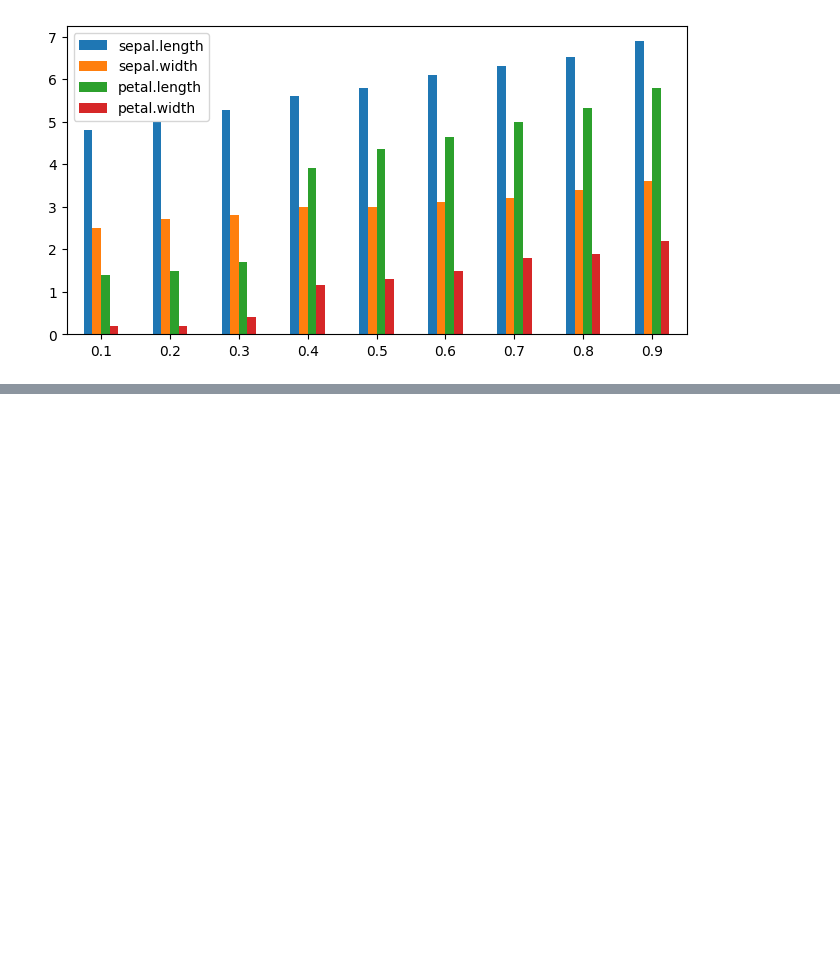
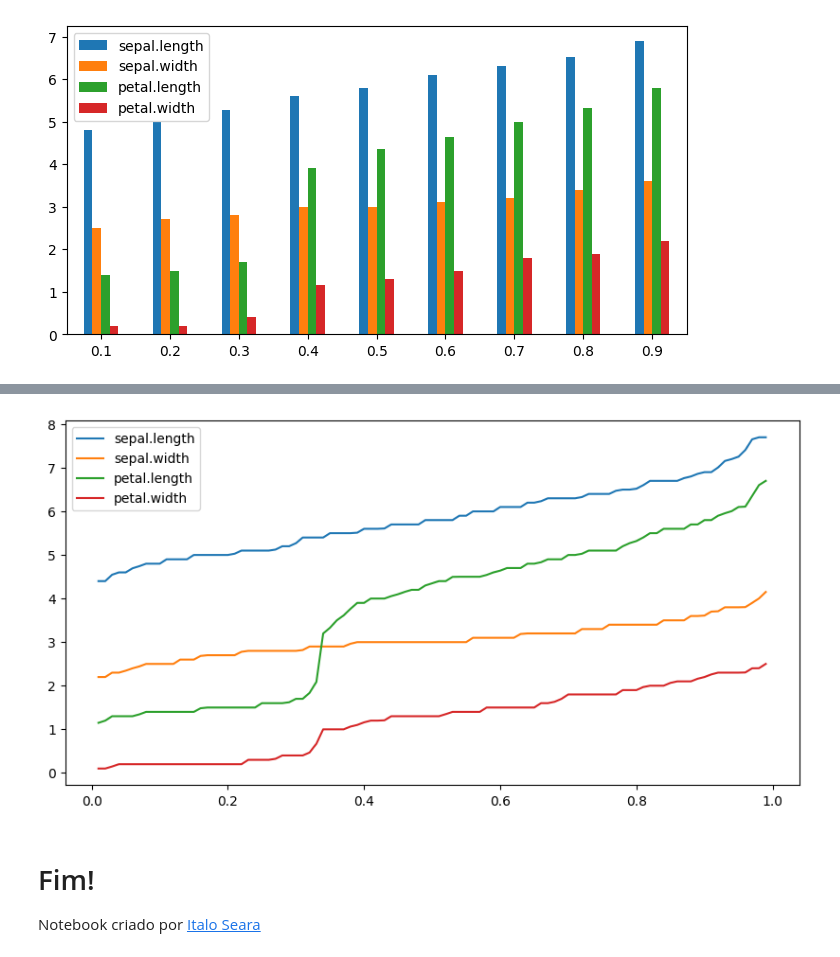
Before and after one commit to italoseara/CET083, a Jupyter notebook: pos.ipynb, the cells around one changed output, grey strips where cells are left out. Cells and saved outputs as stored; diff of their text form; code cells hidden in the pictures; blank space fills up the shorter version.

```diff
--- a/pos.ipynb
+++ b/pos.ipynb
@@ -297,6 +298,0 @@ np.quantile(k, 0.92)
-# %%
-# A partir de um DataFrame
-df = pd.read_csv('iris.csv')
-
-# Todos os percentis
-percentiles(df['sepal.length'])
@@ -321,0 +365,11 @@ np.quantile(df['sepal.length'], 0.07)
+# %%
+# Visualizando os percentis de todas as colunas usando gráfico de linhas
+df.quantile(np.arange(0.01, 1, 0.01), numeric_only=True)\
+    .plot(figsize=(10, 5))
+plt.show()
+# %% [output]
+[figure, added]
+# %% [markdown]
+# Fim!
+
+Notebook criado por [Italo Seara](https://github.com/italoseara)
```
Also changed, not shown: parts of 18 cells of this notebook.
